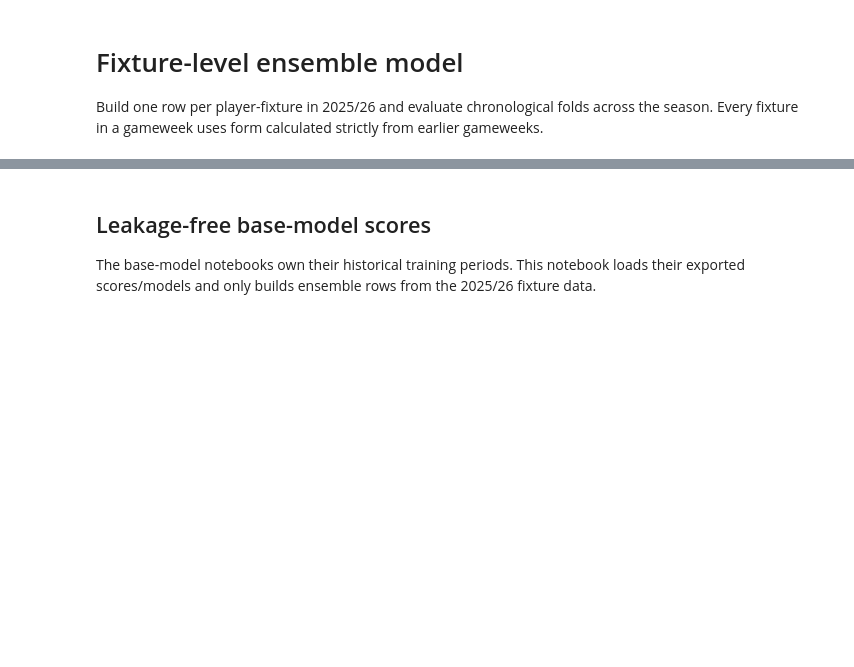
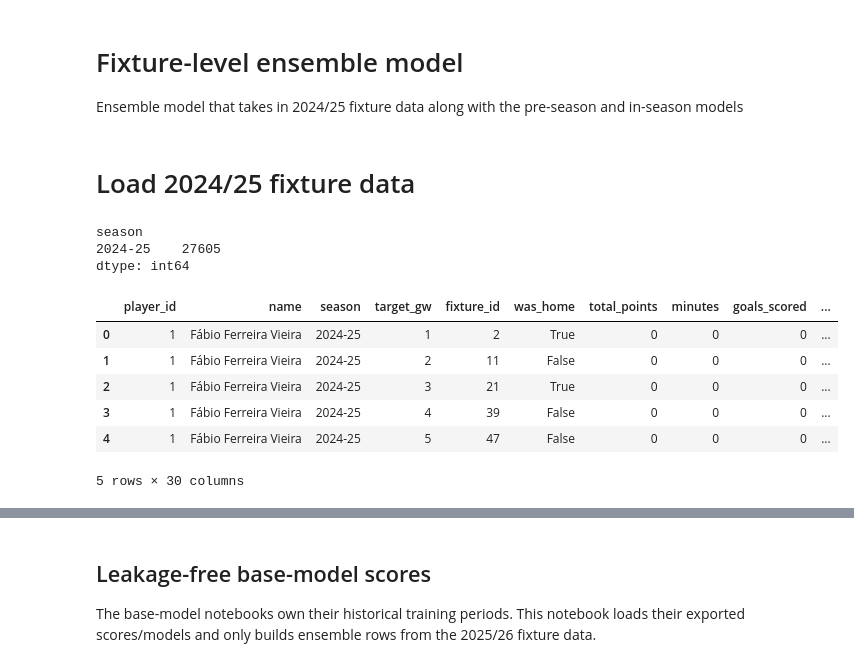
Before and after one commit to calumthompson/fantasy_football_v2, a Jupyter notebook: training/notebooks/ensemble_model.ipynb, the cells around one changed output, grey strips where cells are left out. Drawn from its saved outputs; the diff is of its cells as text; code cells hidden in the pictures; blank space fills up the shorter version.

```diff
--- a/training/notebooks/ensemble_model.ipynb
+++ b/training/notebooks/ensemble_model.ipynb
@@ -1,7 +1,7 @@
 # %% [markdown]
 # Fixture-level ensemble model
 
-Build one row per player-fixture in 2025/26 and evaluate chronological folds across the season. Every fixture in a gameweek uses form calculated strictly from earlier gameweeks.
+Ensemble model that takes in 2024/25 fixture data along with the pre-season and in-season models
 # %%
 import joblib
 import numpy as np
@@ -27,0 +16,45 @@ RANDOM_STATE = 42
+# %% [markdown]
+# Load 2024/25 fixture data
+# %%
+TRAINING_SEASONS = ["2024-25"]
+
+fixture_history_df = pd.concat(
+    [
+        load_historic_player_fixture_data(season)
+        .rename(columns={"GW": "target_gw"})
+        .assign(season=season)
+        for season in TRAINING_SEASONS
+    ],
+    ignore_index=True,
+    sort=False,
+)
+
+fixture_history_df = fixture_history_df.sort_values(
+    ["player_id", "season", "target_gw", "fixture_id"]
+).reset_index(drop=True)
+
+fixture_history_df = fixture_history_df[
+            [
+                "player_id",
+                "name",
+                "season",
+                "target_gw",
+                "fixture_id",
+                "was_home"
+            ] + NUMERIC_FEATURES + [TARGET_COLUMN]
+
+]
+
+print(fixture_history_df.groupby("season").size())
+fixture_history_df.head()
+# %% [output]
+season
+2024-25    27605
+dtype: int64
+|  | player_id | name | season | target_gw | fixture_id | was_home | total_points | minutes | goals_scored | ... |
+| 0 | 1 | Fábio Ferreira Vieira | 2024-25 | 1 | 2 | True | 0 | 0 | 0 | ... |
+| 1 | 1 | Fábio Ferreira Vieira | 2024-25 | 2 | 11 | False | 0 | 0 | 0 | ... |
+| 2 | 1 | Fábio Ferreira Vieira | 2024-25 | 3 | 21 | True | 0 | 0 | 0 | ... |
+| 3 | 1 | Fábio Ferreira Vieira | 2024-25 | 4 | 39 | False | 0 | 0 | 0 | ... |
+| 4 | 1 | Fábio Ferreira Vieira | 2024-25 | 5 | 47 | False | 0 | 0 | 0 | ... |
+5 rows × 30 columns
```
Also changed, not shown: parts of 8 cells of this notebook, 13 other files.
